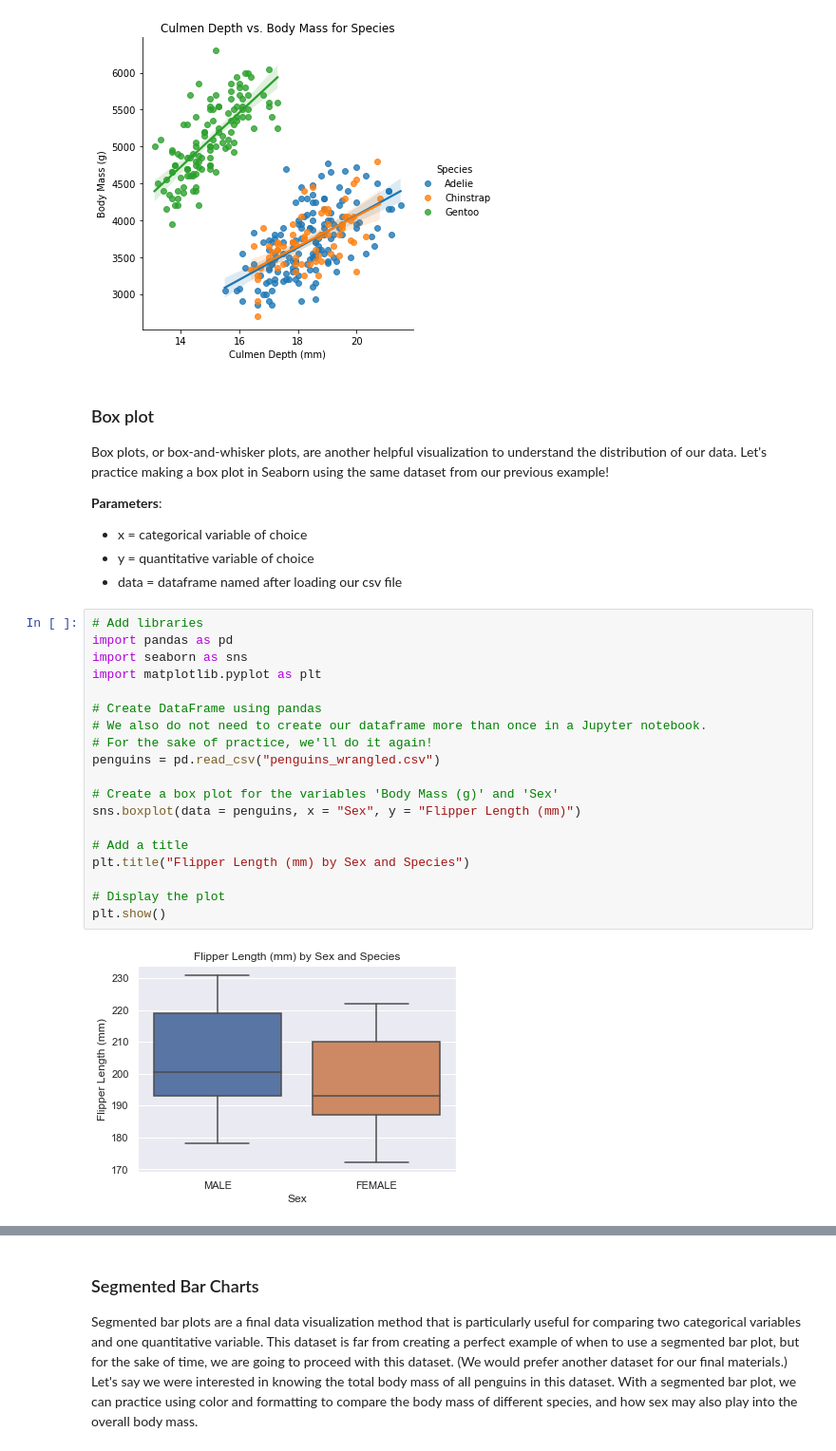
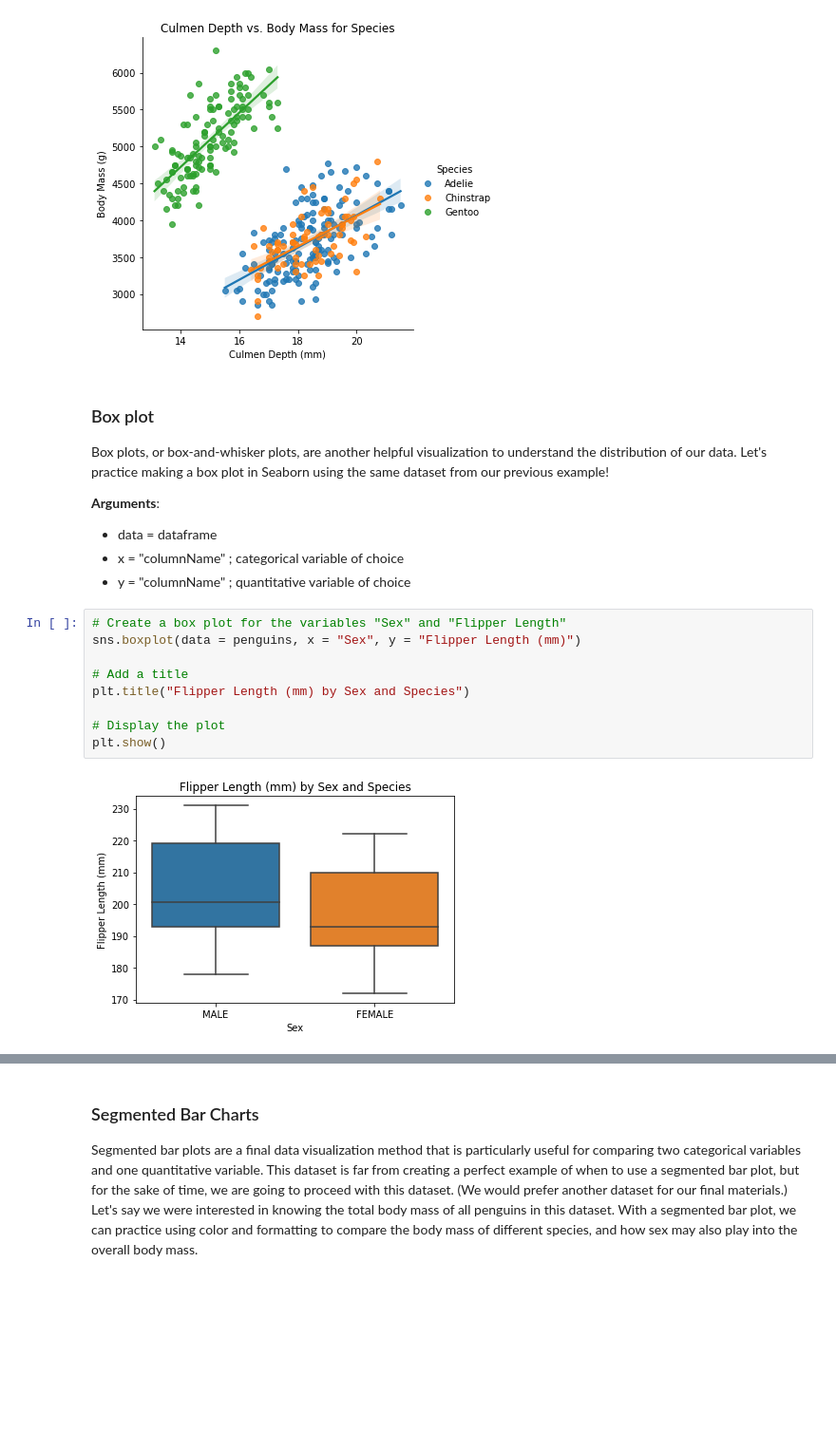
Before and after one commit to vnguyen24/SURF2022, a Jupyter notebook: Session3/Teaching3.ipynb, the cells around one changed output, grey strips where cells are left out. Shown at 95% size. Drawn from its saved outputs; the diff is of its cells as text; blank space fills up the shorter version.

```diff
--- a/Session3/Teaching3.ipynb
+++ b/Session3/Teaching3.ipynb
@@ -442,29 +442,19 @@ plt.show()
 ### Box plot
 Box plots, or box-and-whisker plots, are another helpful visualization to understand the distribution of our data. Let's practice making a box plot in Seaborn using the same dataset from our previous example!
 
-**Parameters**:
-* x = categorical variable of choice
-* y = quantitative variable of choice
-* data = dataframe named after loading our csv file
+**Arguments**:
+* data = dataframe
+* x = "columnName" ; categorical variable of choice
+* y = "columnName" ; quantitative variable of choice
 # %%
-# Add libraries
-import pandas as pd
-import seaborn as sns
-import matplotlib.pyplot as plt
-
-# Create DataFrame using pandas
-# We also do not need to create our dataframe more than once in a Jupyter notebook.
-# For the sake of practice, we'll do it again!
-penguins = pd.read_csv("penguins_wrangled.csv")
-
-# Create a box plot for the variables 'Body Mass (g)' and 'Sex'
+# Create a box plot for the variables "Sex" and "Flipper Length"
 sns.boxplot(data = penguins, x = "Sex", y = "Flipper Length (mm)")
 
 # Add a title
 plt.title("Flipper Length (mm) by Sex and Species")
 
 # Display the plot
 plt.show()
 # %% [output]
-[figure, old version]
+[figure, new version]
 # %% [markdown]
```
Also changed, not shown: parts of 2 cells of this notebook.
